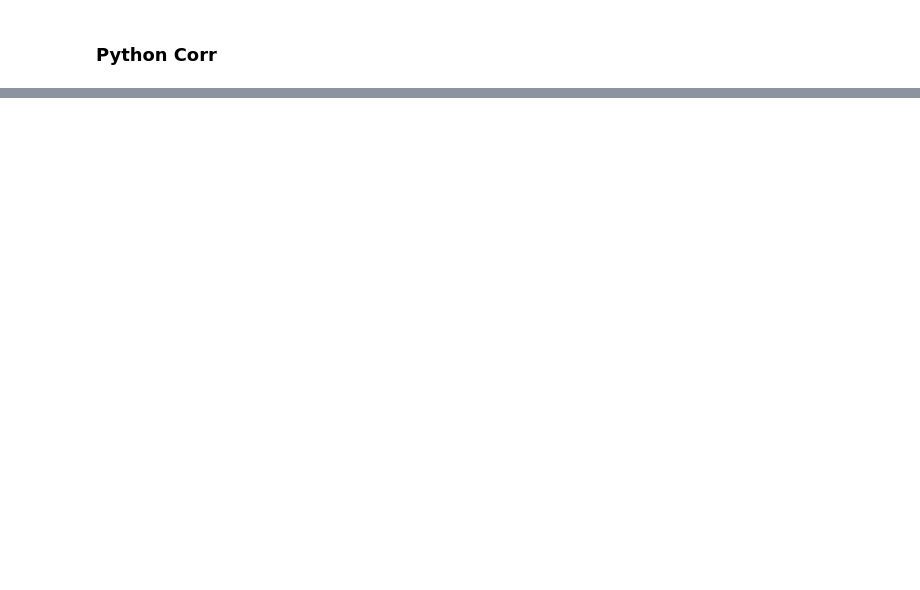
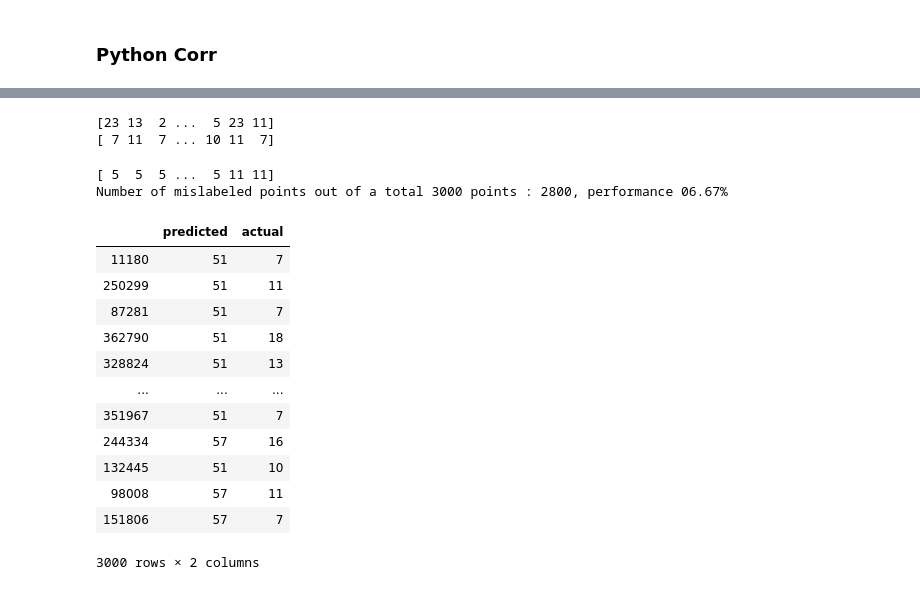
Before and after one commit to mrcorbett/MET_CS677_DataScienceWithPython, a Jupyter notebook: Project/bicycle_crashes_neiss_v10.ipynb, the cells around one changed output, grey strips where cells are left out. Drawn from its saved outputs; the diff is of its cells as text; code cells hidden in the pictures; blank space fills up the shorter version.

Commit message:
Begin working on GaussianNB (Naive Bayes)

```diff
--- a/Project/bicycle_crashes_neiss_v10.ipynb
+++ b/Project/bicycle_crashes_neiss_v10.ipynb
@@ -295,0 +377,51 @@ VBox(children=(HBox(children=(Dropdown(description='correlations', options=('Bod
+# %%
+gnb = GaussianNB()
+
+outputFeature = 'Diagnosis'
+
+inputFeatures = categorical.copy()
+inputFeatures.remove('Diagnosis')
+
+# Train classifier
+gnb.fit(
+    df1[inputFeatures].values,
+    df1[outputFeature]
+)
+
+print(df1['Body_Part'].values)
+print(df1[outputFeature].values)
+# %% [output]
+[23 13  2 ...  5 23 11]
+[ 7 11  7 ... 10 11  7]
+# %%
+y_pred = gnb.predict(dfCorrelationsId[inputFeatures])
+print(y_pred)
+
+# Print results
+print("Number of mislabeled points out of a total {} points : {}, performance {:05.2f}%"
+      .format(
+          df1.shape[0],
+          (df1[outputFeature] != y_pred).sum(),
+          100*(1-(df1[outputFeature] != y_pred).sum()/df1.shape[0])
+))
+# %% [output]
+[ 5  5  5 ...  5 11 11]
+Number of mislabeled points out of a total 3000 points : 2800, performance 06.67%
+# %%
+pd.DataFrame(
+    {'predicted': le[outputFeature].inverse_transform(y_pred),
+     'actual':    df1[outputFeature]})
+# %% [output]
+|  | predicted | actual |
+| 11180 | 51 | 7 |
+| 250299 | 51 | 11 |
+| 87281 | 51 | 7 |
+| 362790 | 51 | 18 |
+| 328824 | 51 | 13 |
+| ... | ... | ... |
+| 351967 | 51 | 7 |
+| 244334 | 57 | 16 |
+| 132445 | 51 | 10 |
+| 98008 | 57 | 11 |
+| 151806 | 57 | 7 |
+3000 rows × 2 columns
```
Also changed, not shown: parts of 21 cells of this notebook, 8 other files.
